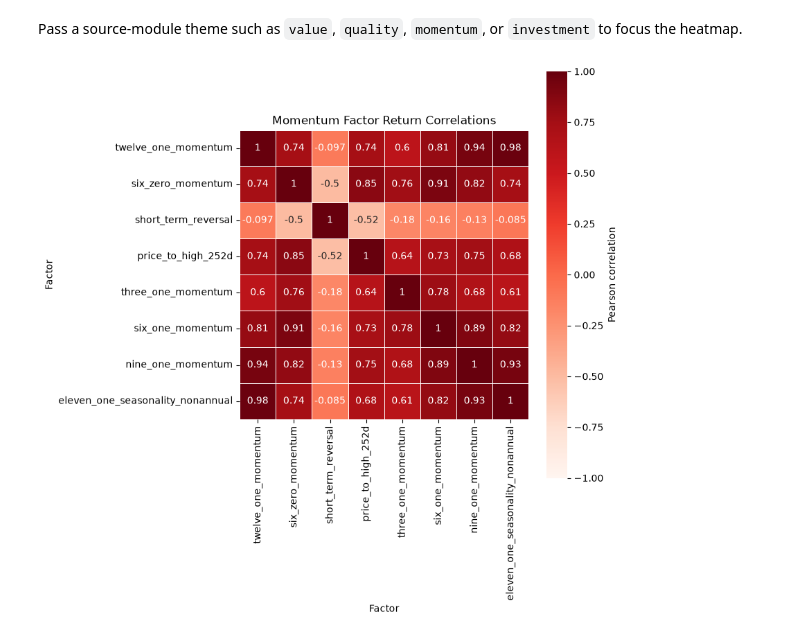
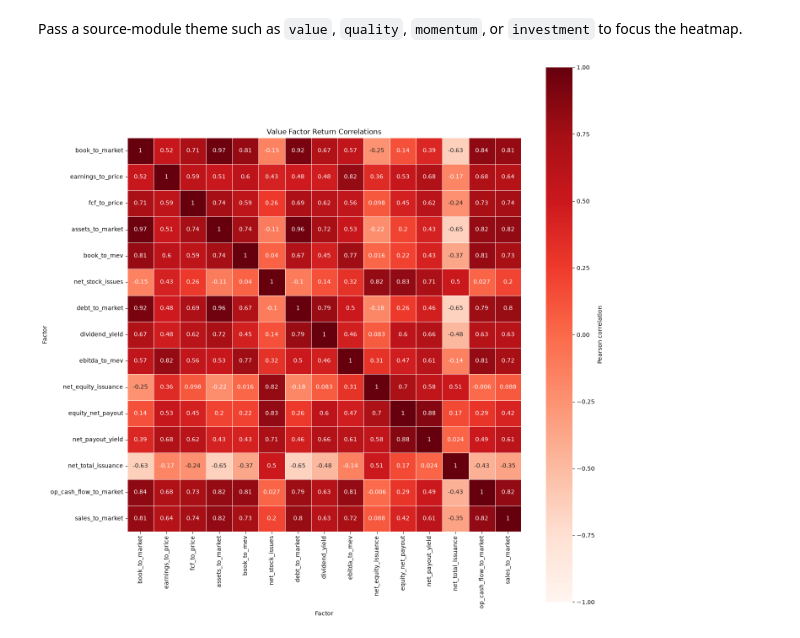
Before and after one commit to william-fan-1/factor-originality, a Jupyter notebook: notebooks/heatmap.ipynb, the cells around one changed output. Drawn from its saved outputs; the diff is of its cells as text; code cells hidden in the pictures.

Commit message:
Update with new value factors

```diff
--- a/notebooks/heatmap.ipynb
+++ b/notebooks/heatmap.ipynb
@@ -79,10 +79,10 @@ plt.show()
 # %% [markdown]
 Pass a source-module theme such as `value`, `quality`, `momentum`, or `investment` to focus the heatmap.
 # %%
-THEME = 'momentum'  # For example: 'investment'
+THEME = 'value'  # For example: 'investment'
 if THEME is not None:
     ax = create_correlation_heatmap(data=factor_returns, theme=THEME)
     plt.tight_layout()
     plt.show()
 # %% [output]
-[figure, old version]
+[figure, new version]
```
Also changed, not shown: parts of 3 cells of this notebook, 1 other file.
